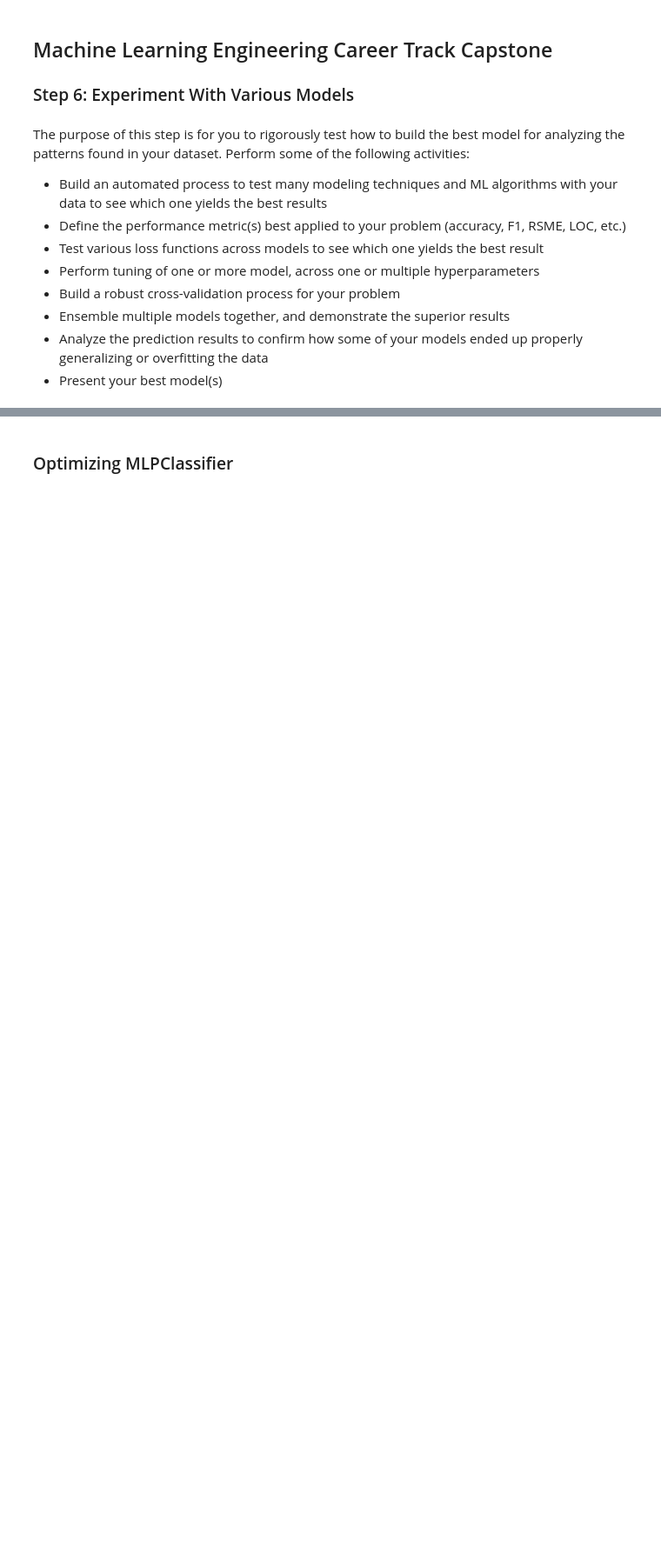
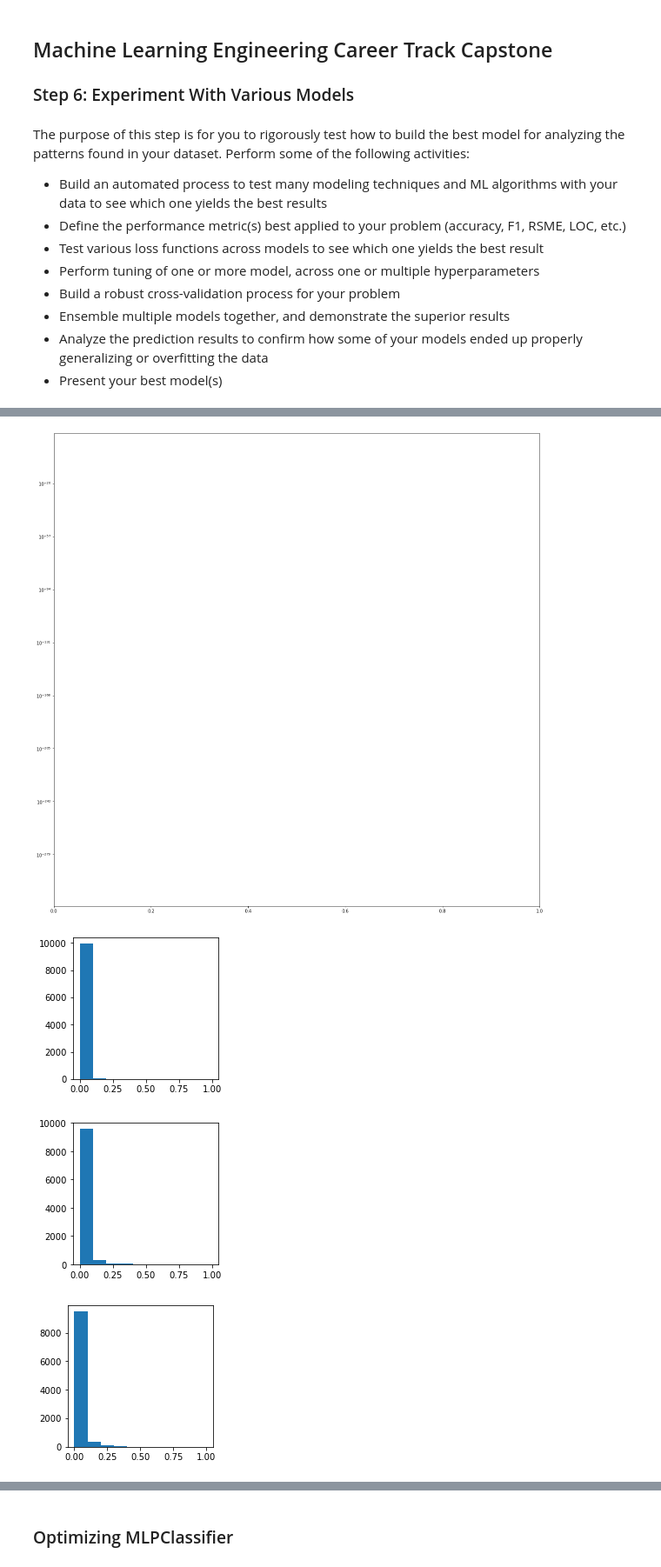
Before and after one commit to ryanjmccall/sb_ml_eng_capstone, a Jupyter notebook: capstone/notebooks/MELD_model_selection.ipynb, the cells around one changed output, grey strips where cells are left out. Shown at 87% size. Cells and saved outputs as stored; diff of their text form; code cells hidden in the pictures; blank space fills up the shorter version.

```diff
--- a/capstone/notebooks/MELD_model_selection.ipynb
+++ b/capstone/notebooks/MELD_model_selection.ipynb
@@ -70,0 +113,11 @@ print(X_train.shape, X_dev.shape, X_test.shape)
+# %%
+plt.yscale('log')
+for i in range(0, 160, 10):
+    scaled = MinMaxScaler().fit_transform(train_df[[i]].values)
+    plt.figure(figsize=(3,3))
+    plt.hist(scaled)
+# %% [output]
+[figure, added]
+[figure, added]
+[figure, added]
+[figure, added]
```
Also changed, not shown: parts of 70 cells of this notebook.
